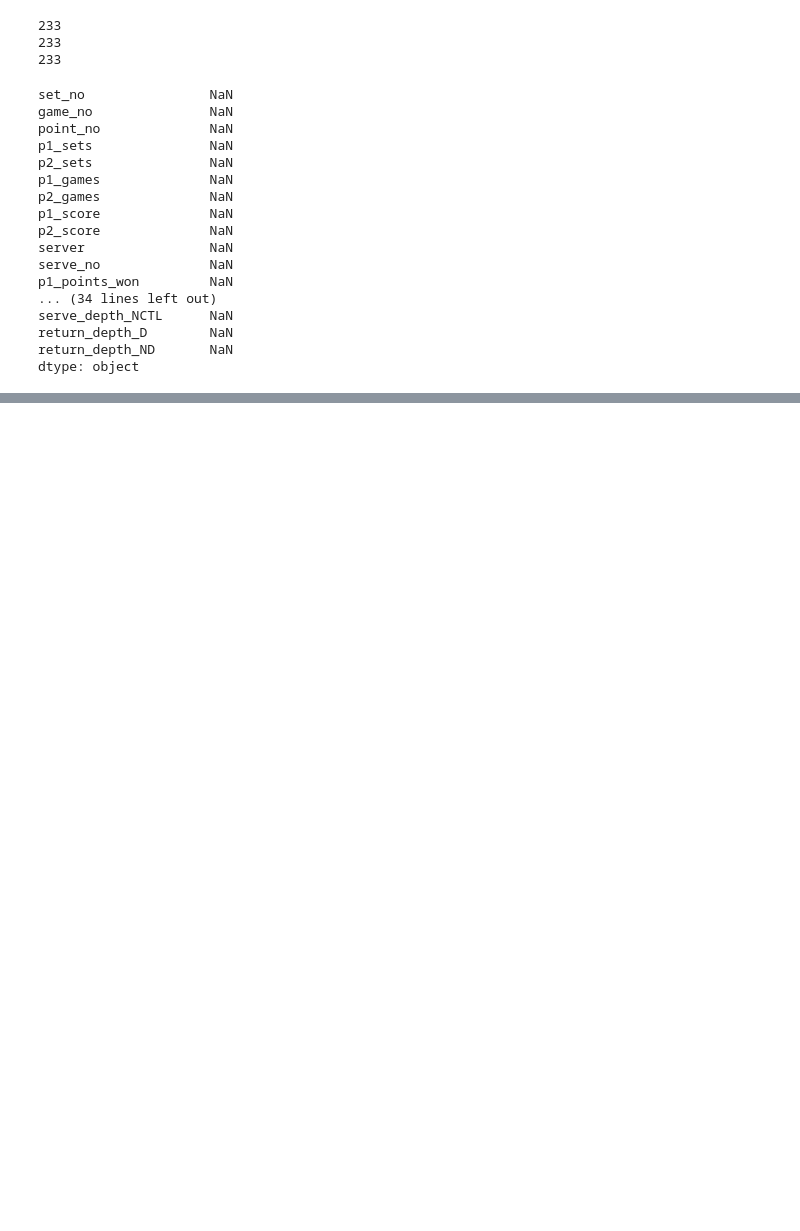
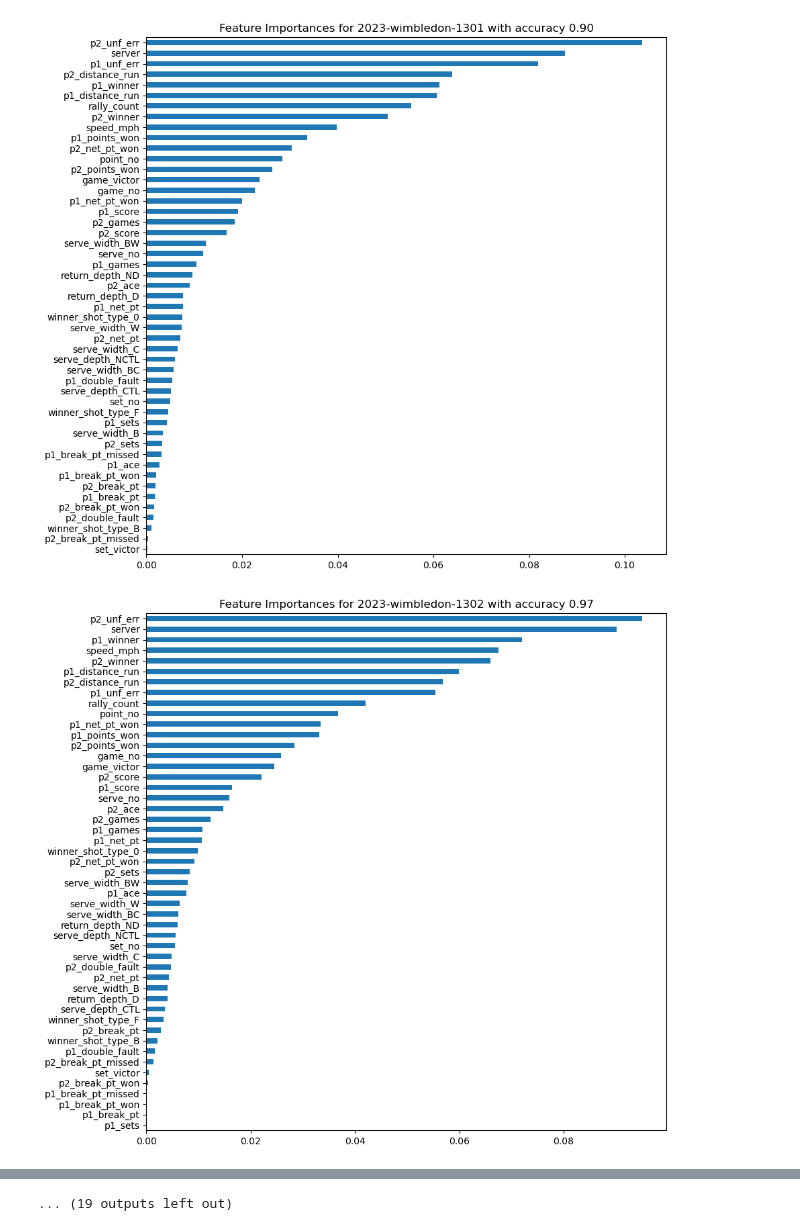
Before and after one commit to Ebotian/MCM, a Jupyter notebook: task3.ipynb, the cells around one changed output, grey strips where cells are left out. Saved outputs shown, nothing was run; the diff lists cells and outputs as text; code cells hidden in the pictures; blank space fills up the shorter version.

Commit message:
Fix classifier fitting and add print statements for feature importances and accuracy

```diff
--- a/task3.ipynb
+++ b/task3.ipynb
@@ -140,12 +98,0 @@ for id in range(len(match)):
-# %%
-from sklearn.preprocessing import StandardScaler
-#print(len(X_train[match[id]]))
-#print(len(y_train[match[id]]))
-scaler = StandardScaler()
-X_train_scaled = scaler.fit_transform(X_train[match[id]].values)
-#print(len(X_train_scaled))
-#print(X_train[match[id]])
-# %% [output]
-233
-233
-233
@@ -171,30 +99,18 @@ for id in range(len(match)):
-# %%
-from sklearn.metrics import accuracy_score
-
-accuracy={}
-importances={}
-for id in range(len(match)):
-  accuracy[match[id]] = accuracy_score(y_test[match[id]], y_pred[match[id]])
-  importances[match[id]] = classifier[match[id]].feature_importances_
-  feature_names = X_train[match[id]].columns
-  feature_importances = pd.Series(importances, index=feature_names).sort_values(ascending=False)
-
-print(feature_importances)
-# %% [output]
-set_no                NaN
-game_no               NaN
-point_no              NaN
-p1_sets               NaN
-p2_sets               NaN
-p1_games              NaN
-p2_games              NaN
-p1_score              NaN
-p2_score              NaN
-server                NaN
-serve_no              NaN
-p1_points_won         NaN
-... (34 lines left out)
-serve_depth_NCTL      NaN
-return_depth_D        NaN
-return_depth_ND       NaN
-dtype: object
+# %%
+import matplotlib.pyplot as plt
+
+for id in range(len(match)):
+    # Create a new figure
+    plt.figure(figsize=(10, 10))
+
+    # Create a horizontal bar plot
+    feature_importances[match[id]].sort_values().plot(kind='barh')
+
+    # Set the title
+    plt.title(f'Feature Importances for {match[id]} with accuracy {accuracy[match[id]]:.2f}')
+
+    # Show the plot
+    plt.show()
+# %% [output]
+[figure, added]
+[figure, added]
@@ -200,0 +127 @@ dtype: object
+... (19 outputs left out)
```
Also changed, not shown: parts of 8 cells of this notebook, 1 other file.
